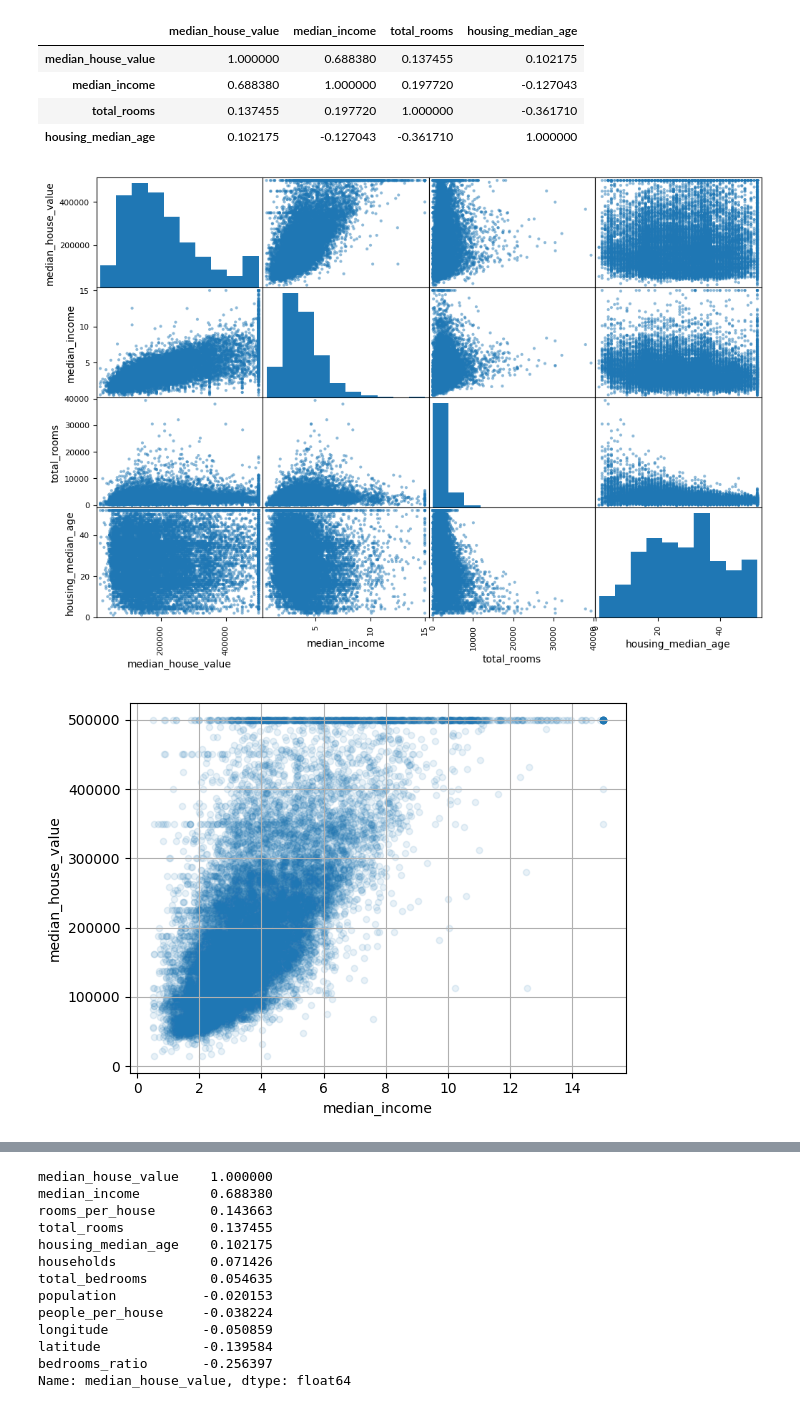
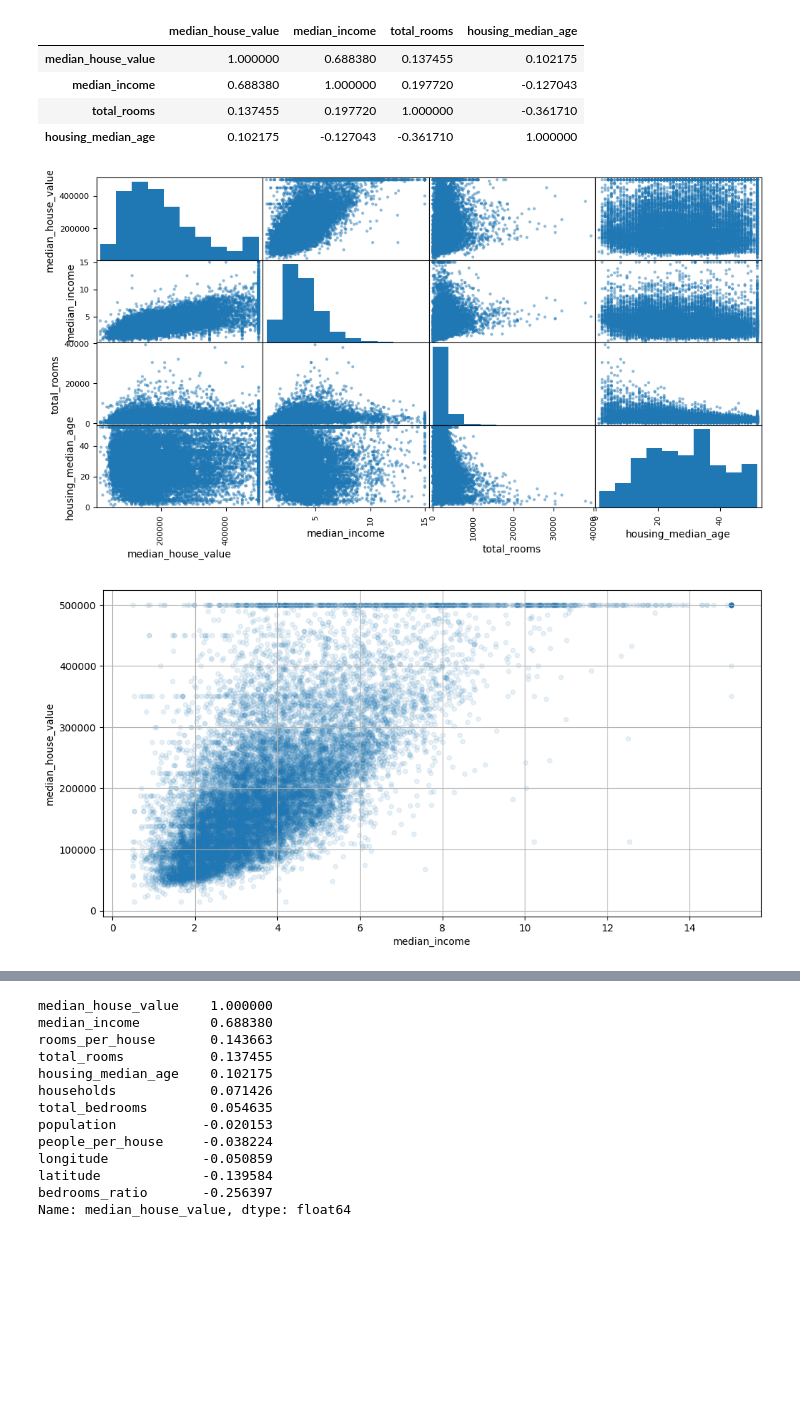
Before and after one commit to marcinsawinski/UEP_KIE_ML_LAB_PROG, a Jupyter notebook: 02_housing_solution.ipynb, the cells around one changed output, grey strips where cells are left out. Saved outputs shown, nothing was run; the diff lists cells and outputs as text; code cells hidden in the pictures; blank space fills up the shorter version.

```diff
--- a/02_housing_solution.ipynb
+++ b/02_housing_solution.ipynb
@@ -201,6 +218,6 @@ legend=True, colorbar=True,label="population")
 # %%
-attributes = ["median_house_value", "median_income", "total_rooms",
-"housing_median_age"]
+# check correlations ( only subset to fit on screen)
+attributes = ["median_house_value", "median_income", "total_rooms", "housing_median_age"]
 housing[attributes].corr()
 # %% [output]
 |  | median_house_value | median_income | total_rooms | housing_median_age |
@@ -209,14 +226,16 @@ housing[attributes].corr()
 | total_rooms | 0.137455 | 0.197720 | 1.000000 | -0.361710 |
 | housing_median_age | 0.102175 | -0.127043 | -0.361710 | 1.000000 |
 # %%
-scatter_matrix(housing[attributes], figsize=(12, 8))
+# plot correlations (selected features)
+scatter_matrix(housing[attributes], figsize=(12, 6))
 plt.show()
 # %% [output]
-[figure, old version]
+[figure, new version]
 # %%
+# plot correlations (1 feature)
 housing.plot(kind="scatter", x="median_income", y="median_house_value",
-             alpha=0.1, grid=True)
+             alpha=0.1, grid=True, figsize=(12, 6))
 plt.show()
 # %% [output]
-[figure, old version]
+[figure, new version]
 # %%
```
Also changed, not shown: parts of 113 cells of this notebook.
